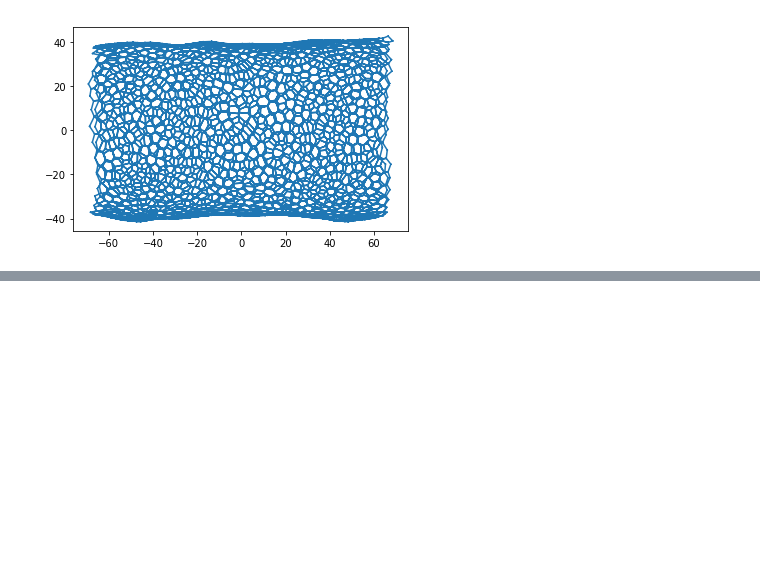
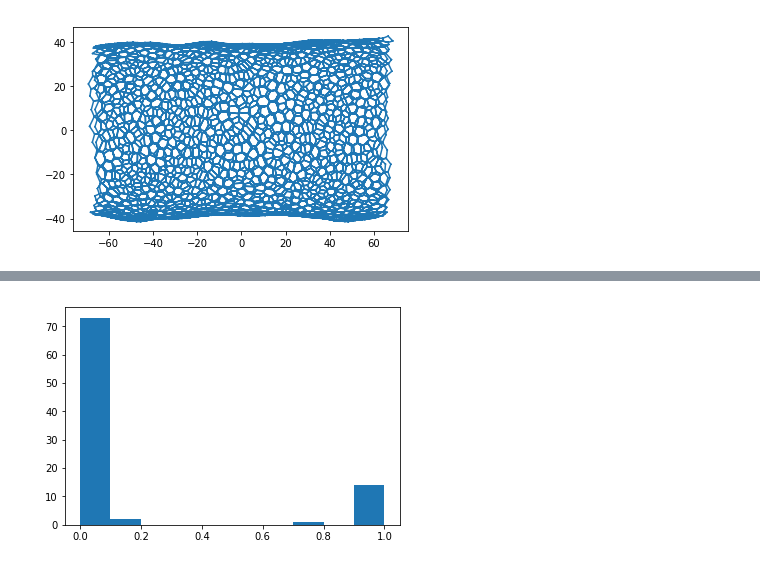
Before and after one commit to suzannelab/polarity, a Jupyter notebook: notebooks/PolaritySalbreux.ipynb, the cells around one changed output, grey strips where cells are left out. Drawn from its saved outputs; the diff is of its cells as text; code cells hidden in the pictures; blank space fills up the shorter version.

```diff
--- a/notebooks/polarity_salbreux-Copy2.ipynb
+++ b/notebooks/PolaritySalbreux.ipynb
@@ -124,3 +320,7 @@ sheet.edge_df.C_a.sort_values(axis = 0).values
+# %%
+H = plt.hist (sheet.edge_df.C_a*sheet.edge_df.length)
+# %% [output]
+[figure, added]
 # %%
 sheet.vert_df.z = sheet.vert_df.z *0.7
 geom.update_all(sheet)
```
Also changed, not shown: parts of 17 cells of this notebook, 11 other files.
